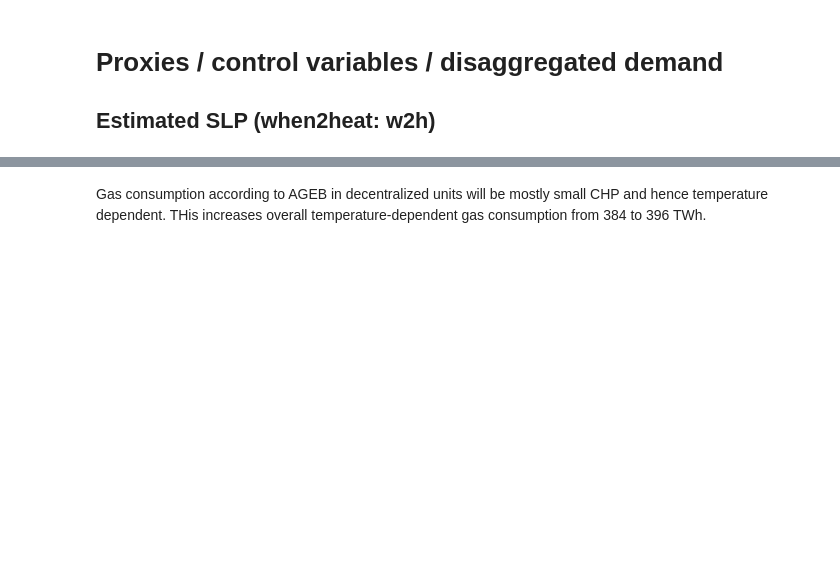
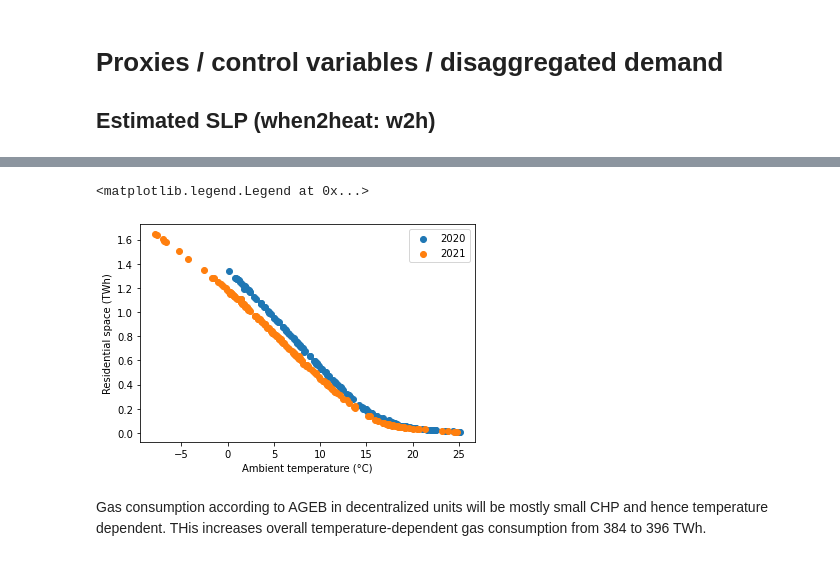
Before and after one commit to oruhnau/energy_demand, a Jupyter notebook: top_down/preprocessing.ipynb, the cells around one changed output, grey strips where cells are left out. Saved outputs shown, nothing was run; the diff lists cells and outputs as text; code cells hidden in the pictures; blank space fills up the shorter version.

Commit message:
w2h-temperature dependenca 2020 vs 2021

```diff
--- a/top_down/preprocessing.ipynb
+++ b/top_down/preprocessing.ipynb
@@ -128,3 +103,4 @@ pd.DataFrame(index = w2h[w2h.index.year==2021].index,
-# %%
-# drop duplicates for now, but adjusting original data is needed
-w2h = w2h[w2h.index.duplicated()==False].copy()
+# %%
+temp = pd.read_csv('../data/aggregated_reference_temperature.csv', index_col=0)
+temp.index = temp.index.map(lambda x: pd.to_datetime(x, format='%Y-%m-%d'))
+temp.index
@@ -131,3 +116,18 @@ w2h = w2h[w2h.index.duplicated()==False].copy()
+# %%
+tmp = w2h[(w2h.index>='2020-07-01')&(w2h.index<='2021-01-01')]
+tmp2 = temp[(temp.index>='2020-07-01')&(temp.index<='2021-01-01')]
+plt.scatter(tmp2, tmp['residential_space TWh'], label='2020')
+
+tmp = w2h[(w2h.index>='2021-01-01')&(w2h.index<='2021-07-01')]
+tmp2 = temp[(temp.index>='2021-01-01')&(temp.index<='2021-07-01')]
+plt.scatter(tmp2, tmp['residential_space TWh'], label='2021')
+
+plt.xlabel('Ambient temperature (°C)')
+plt.ylabel('Residential space (TWh)')
+plt.legend()
+# %% [output]
+<matplotlib.legend.Legend at 0x...>
+[figure, added]
 # %%
 w2h["commercial"] = w2h[["commercial_space TWh", "commercial_water TWh"]].sum(1)
 w2h["residential"] = w2h[["residential_space TWh", "residential_water TWh"]].sum(1)
```
Also changed, not shown: parts of 4 cells of this notebook.
